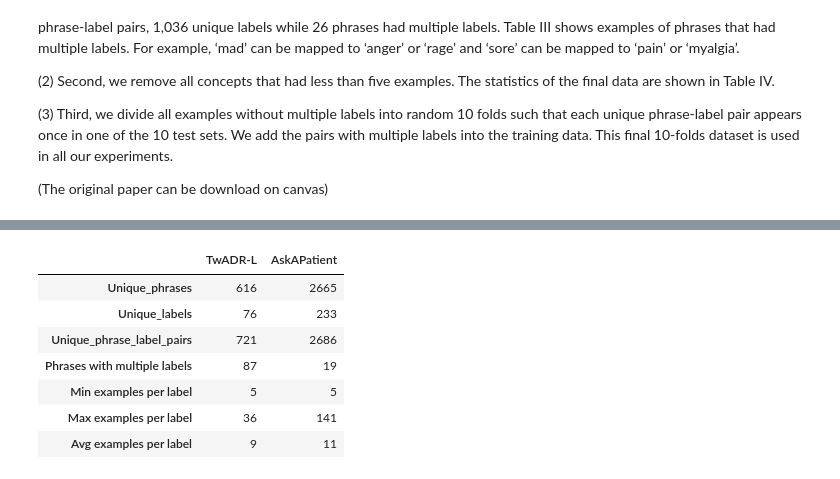
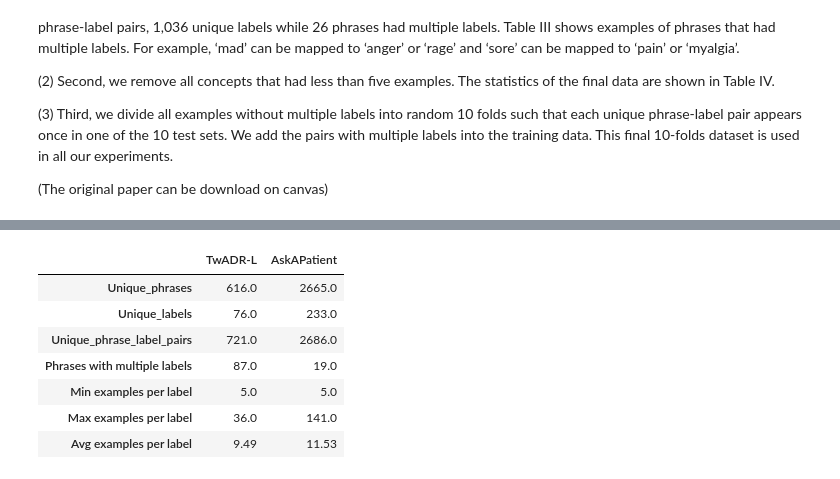
Before and after one commit to mroopeshunt/Roopesh_INFO5502_Spring2022, a Jupyter notebook: lab_assignment_03.ipynb, the cells around one changed output, grey strips where cells are left out. Cells and saved outputs as stored; diff of their text form; code cells hidden in the pictures.

```diff
--- a/lab_assignment_03.ipynb
+++ b/lab_assignment_03.ipynb
@@ -333,6 +333,6 @@ result_df
 # %%
 # 2.)
-
+import pandas as pd
 import glob
 result_df = pd.DataFrame()
 # we iterate through both datasets
@@ -355,38 +355,38 @@ for dataset in ['TwADR-L', 'AskAPatient']:
 
     # we drop duplicates that are phrase-label pairs...
     df = df.drop_duplicates('phrase-label')
 
     index_list = []
     for i in range(df.shape[0]):
         if df['labels'].value_counts()[df.iloc[i]['labels']] < 5:
             index_list.append(i)
 
     # we drop the labels that have less than count of 5.
     df.drop(df.index[index_list], inplace=True)
     result = {}
     # storing results of the table in dictionary
     result['Unique_phrases'] = len(df['phrases'].unique())
     result['Unique_labels'] = len(df['labels'].unique())
     result['Unique_phrase_label_pairs'] = df.shape[0]
     df1 = pd.DataFrame(df['phrases'].value_counts())
     result['Phrases with multiple labels'] = df1[df1['phrases'] > 1].shape[0]
     result['Min examples per label'] = df['labels'].value_counts().values.min()
     result['Max examples per label'] = df['labels'].value_counts().values.max()
     result['Avg examples per label'] = round(df['labels'].value_counts().mean(), 2)
     # appending dictinary to dataframe
     result_df = result_df.append(result, ignore_index=True)
 
 result_df = result_df.T
-result_df = result_df.astype({0: int, 1: int})
+#result_df = result_df.astype({0: str, 1: str})
 result_df.columns = ['TwADR-L', 'AskAPatient']
 
 result_df
 # %% [output]
 |  | TwADR-L | AskAPatient |
-| Unique_phrases | 616 | 2665 |
-| Unique_labels | 76 | 233 |
-| Unique_phrase_label_pairs | 721 | 2686 |
-| Phrases with multiple labels | 87 | 19 |
-| Min examples per label | 5 | 5 |
-| Max examples per label | 36 | 141 |
-| Avg examples per label | 9 | 11 |
+| Unique_phrases | 616.0 | 2665.0 |
+| Unique_labels | 76.0 | 233.0 |
+| Unique_phrase_label_pairs | 721.0 | 2686.0 |
+| Phrases with multiple labels | 87.0 | 19.0 |
+| Min examples per label | 5.0 | 5.0 |
+| Max examples per label | 36.0 | 141.0 |
+| Avg examples per label | 9.49 | 11.53 |
```
Also changed, not shown: parts of 1 cell of this notebook.
